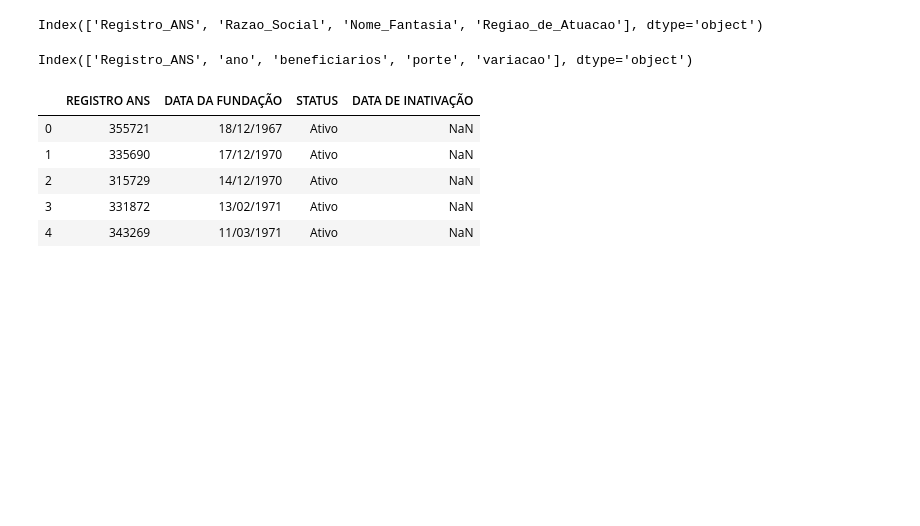
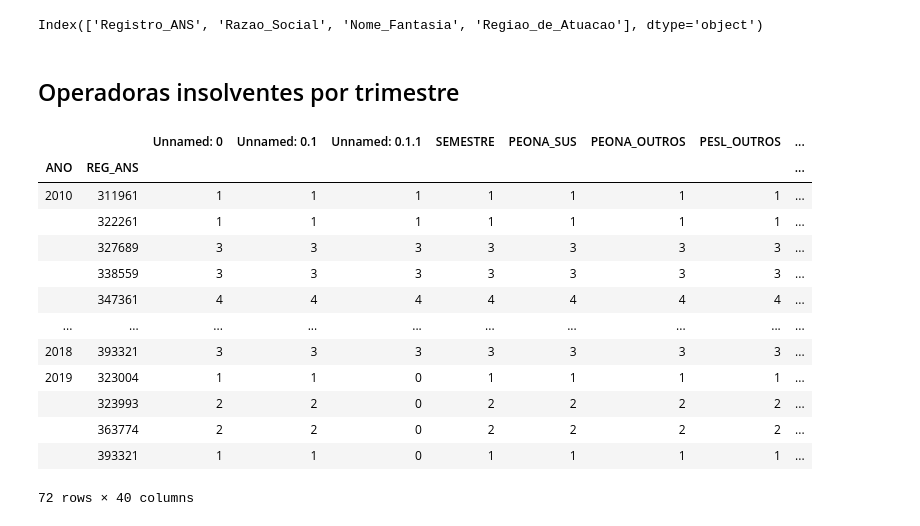
Before and after one commit to santinlc/especializacao-up-2019, a Jupyter notebook: StoryTelling/Storytelling.ipynb, the cells around one changed output. Cells and saved outputs as stored; diff of their text form; code cells hidden in the pictures; blank space fills up the shorter version.

Commit message:
alterando pastas de entrada e saídas

```diff
--- a/StoryTelling/Storytelling.ipynb
+++ b/StoryTelling/Storytelling.ipynb
@@ -136,7 +190,3 @@ Index(['REGISTRO ANS', 'RAZÃO SOCIAL', 'TIPO DE COOPERATIVA',
 df_cadop.columns
 # %% [output]
 Index(['Registro_ANS', 'Razao_Social', 'Nome_Fantasia', 'Regiao_de_Atuacao'], dtype='object')
-# %%
-df_porte_operadoras.columns
-# %% [output]
-Index(['Registro_ANS', 'ano', 'beneficiarios', 'porte', 'variacao'], dtype='object')
@@ -147,9 +193,21 @@ df_cadu_todas_operadoras = df_cadu_todas_operadoras[['REGISTRO ANS',' DATA DA FU
-# %%
-df_cadu_todas_operadoras[].head()
-# %% [output]
-|  | REGISTRO ANS | DATA DA FUNDAÇÃO | STATUS | DATA DE INATIVAÇÃO |
-| 0 | 355721 | 18/12/1967 | Ativo | NaN |
-| 1 | 335690 | 17/12/1970 | Ativo | NaN |
-| 2 | 315729 | 14/12/1970 | Ativo | NaN |
-| 3 | 331872 | 13/02/1971 | Ativo | NaN |
-| 4 | 343269 | 11/03/1971 | Ativo | NaN |
+# %%
+df_demonstracoes = pd.read_csv("../entrada/todas_demonstracoes.csv",encoding="ISO-8859-1")
+# %% [markdown]
+## Operadoras insolventes por trimestre
+# %%
+df_demonstracoes[df_demonstracoes['PL'] < 0].groupby(['ANO','REG_ANS']).count()
+# %% [output]
+|  |  | Unnamed: 0 | Unnamed: 0.1 | Unnamed: 0.1.1 | SEMESTRE | PEONA_SUS | PEONA_OUTROS | PESL_OUTROS | ... |
+| ANO | REG_ANS |  |  |  |  |  |  |  | ... |
+| 2010 | 311961 | 1 | 1 | 1 | 1 | 1 | 1 | 1 | ... |
+|  | 322261 | 1 | 1 | 1 | 1 | 1 | 1 | 1 | ... |
+|  | 327689 | 3 | 3 | 3 | 3 | 3 | 3 | 3 | ... |
+|  | 338559 | 3 | 3 | 3 | 3 | 3 | 3 | 3 | ... |
+|  | 347361 | 4 | 4 | 4 | 4 | 4 | 4 | 4 | ... |
+| ... | ... | ... | ... | ... | ... | ... | ... | ... | ... |
+| 2018 | 393321 | 3 | 3 | 3 | 3 | 3 | 3 | 3 | ... |
+| 2019 | 323004 | 1 | 1 | 0 | 1 | 1 | 1 | 1 | ... |
+|  | 323993 | 2 | 2 | 0 | 2 | 2 | 2 | 2 | ... |
+|  | 363774 | 2 | 2 | 0 | 2 | 2 | 2 | 2 | ... |
+|  | 393321 | 1 | 1 | 0 | 1 | 1 | 1 | 1 | ... |
+72 rows × 40 columns
```
Also changed, not shown: parts of 11 cells of this notebook, 3 other files.
